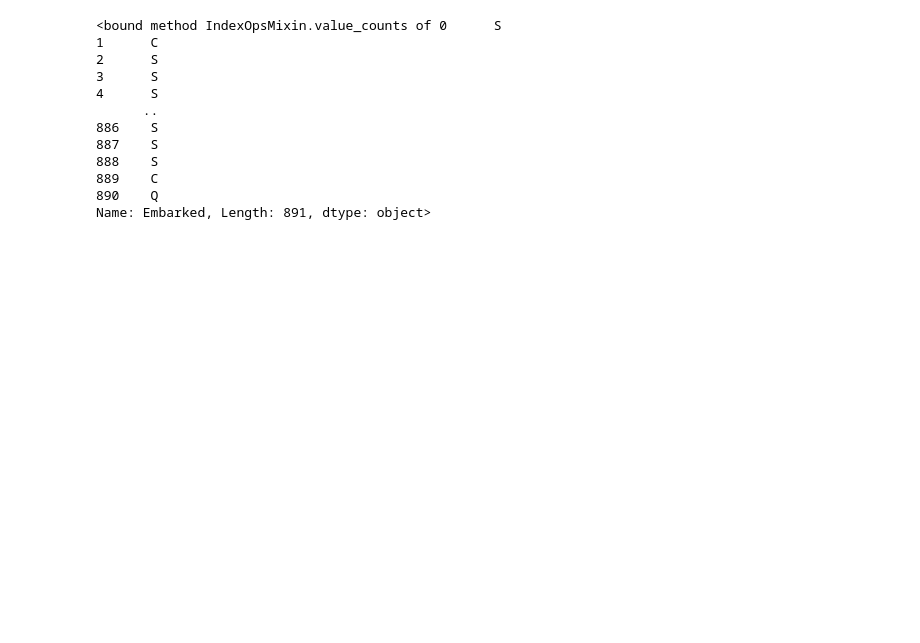
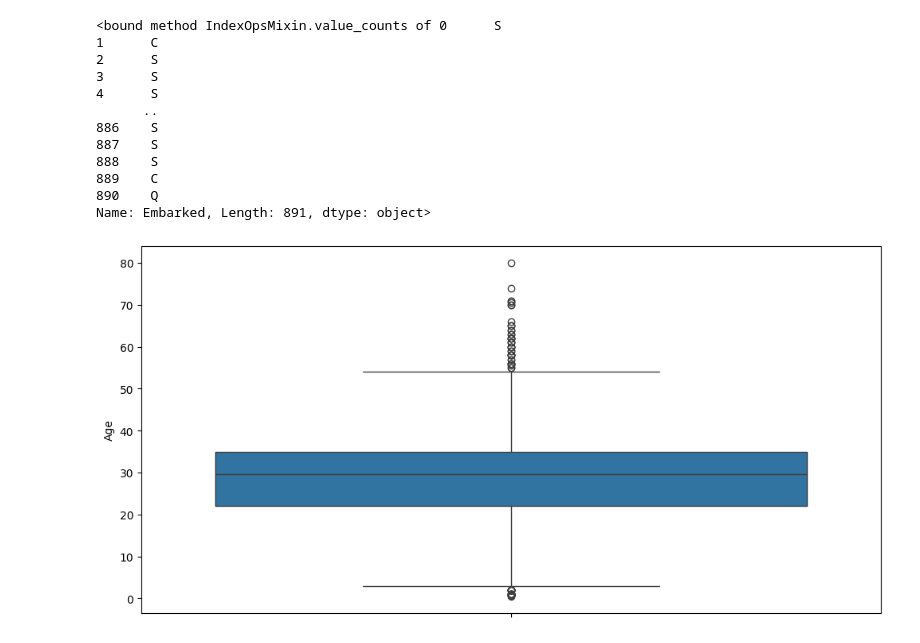
Before and after one commit to Mitushi624/FutureIntern_DA_01, a Jupyter notebook: TitanicDataset.ipynb, the cells around one changed output. Cells and saved outputs as stored; diff of their text form; code cells hidden in the pictures; blank space fills up the shorter version.

```diff
--- a/TitanicDataset.ipynb
+++ b/TitanicDataset.ipynb
@@ -157,0 +176,7 @@ test_data['Embarked'].fillna(train_data['Age'].mean,inplace=True)
+# %%
+plt.figure(figsize=(12,6))
+sns.boxplot(data=train_data['Age'])
+plt.xticks(rotation=45)
+plt.show()
+# %% [output]
+[figure, added]
```
Also changed, not shown: parts of 4 cells of this notebook.
